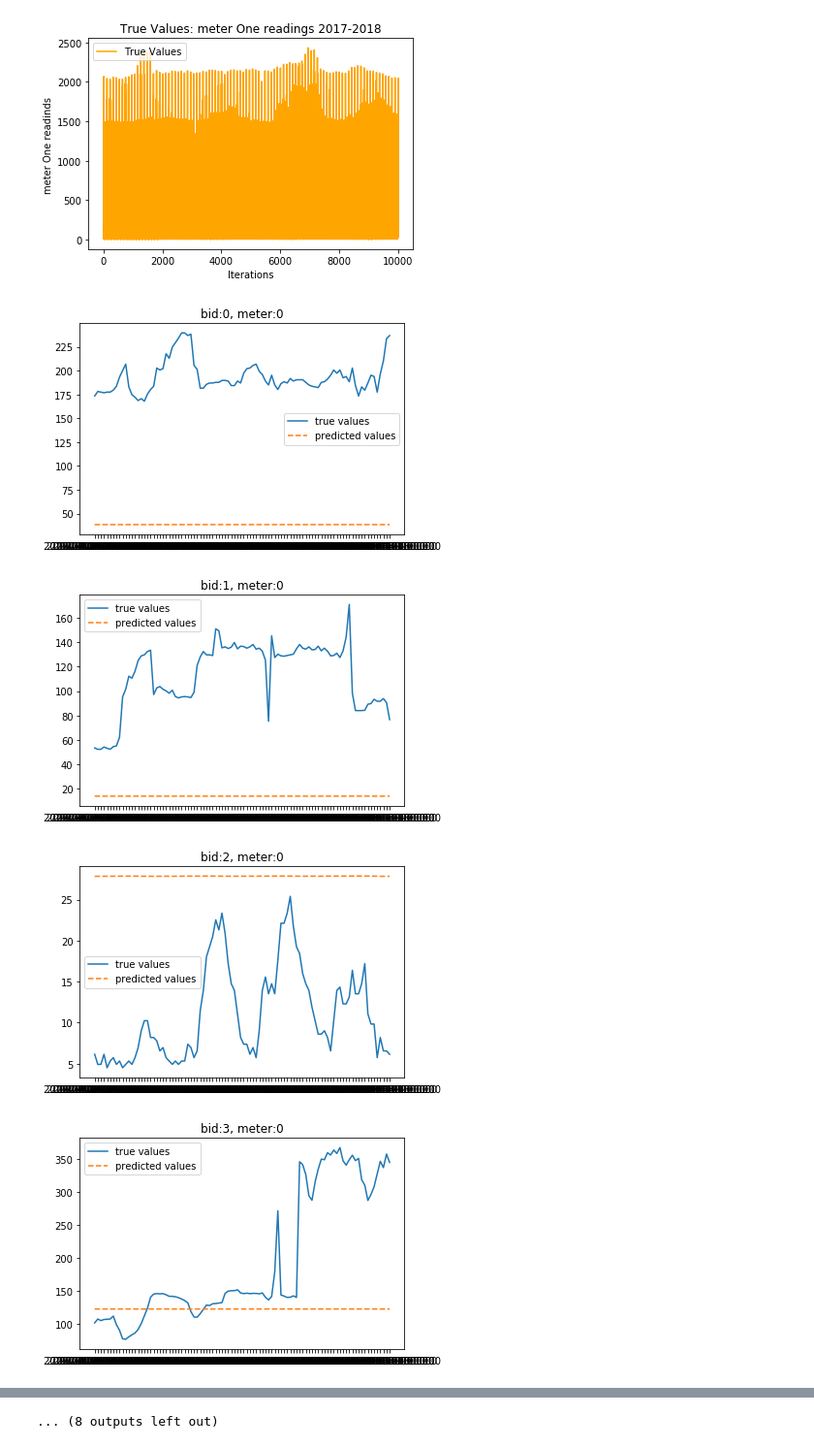
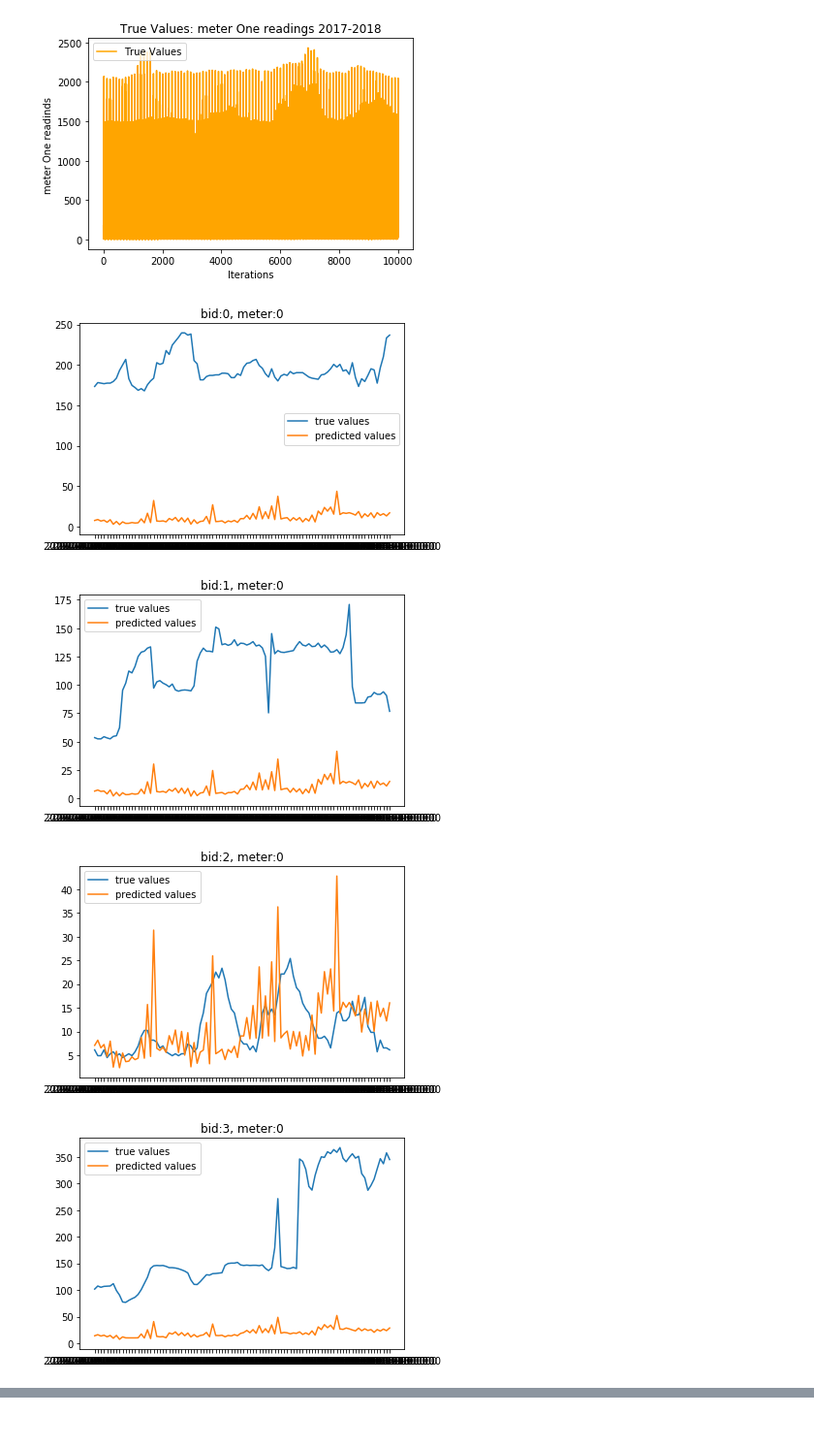
Before and after one commit to adderbyte/Energy_Prediction_Bot, a Jupyter notebook: Models/NewModelAPI.ipynb, the cells around one changed output, grey strips where cells are left out. Shown: that part at 97% size. Drawn from its saved outputs; the diff is of its cells as text; code cells hidden in the pictures.

```diff
--- a/Models/NewModelAPI.ipynb
+++ b/Models/NewModelAPI.ipynb
@@ -217,5 +227,5 @@ month_day = tf.feature_column.numeric_column(catNames[0], shape=(3,))
 # %%
-numeric_columns = [tf.feature_column.numeric_column(feat) for feat in col_names_[1:4]]
+numeric_columns = [tf.feature_column.numeric_column(feat,normalizer_fn=normalizer) for feat in col_names_[1:4]]
 # %%
 columns = numeric_columns + [month_day,primary_use,site_id]
 # %%
@@ -278,16 +308,16 @@ model = tf.keras.Sequential([
     feature_layer,
     #tf.keras.layers.Dense(64),
     tf.keras.layers.Dense(32,activation='relu'),
-    tf.keras.layers.Dense(16,kernel_regularizer=regularizers.l2(1e-1),kernel_constraint=NonNeg()),
-    tf.keras.layers.Dropout(0.5),
+    tf.keras.layers.Dense(16,kernel_constraint=NonNeg()),
+    #tf.keras.layers.Dropout(0.1),
     tf.keras.layers.Dense(8,activation='relu',kernel_constraint=NonNeg()),
-    tf.keras.layers.Dense(4,activation='relu',kernel_constraint=NonNeg()),
-    tf.keras.layers.Dense(2,kernel_regularizer=regularizers.l2(1e-1),kernel_constraint=NonNeg()),
+    tf.keras.layers.Dense(4,kernel_regularizer=regularizers.l2(1e-2),kernel_constraint=NonNeg()),
+    tf.keras.layers.Dense(2,kernel_constraint=NonNeg()),
     #tf.keras.layers.Dropout(0.5),
     tf.keras.layers.Dense(1, activation='linear',kernel_constraint=NonNeg())
 ])
 # %%
-model.compile(optimizer = tf.train.AdagradOptimizer(1e-4),
+model.compile(optimizer = tf.train.AdagradOptimizer(1e-2),
              loss=root_mean_squared_error)
 
 # error ranges value 1e-2 to 1e-4 for good performance
@@ -319,7 +349,7 @@ for i in range(train_epochs):
     loss = model.evaluate(validateset, steps=20)
     #print('**********************',i)
     print('********validation loss ***************', loss)
-    l = model.fit(dataset,epochs=10,steps_per_epoch=100,callbacks=[cp_callback])
+    l = model.fit(dataset,epochs=10,steps_per_epoch=150,callbacks=[cp_callback])
 
     restore = True
 # %% [output]
@@ -454,8 +488,8 @@ Text(0.5, 0, 'Iterations')
 test_predicted = pd.DataFrame(list(zip(list(true_readings.building_id),list(true_readings.timestamp),list(predictions))),columns= ['building_id','timestamp', 'meter_reading' ] )
 # %%
-utils.plot_meter(true_readings,test_predicted,bn=20)
+utils.plot_meter(true_readings,test_predicted,bn=6)
 # %% [output]
-[figure, old version]
+[figure, new version]
-[figure, old version]
+[figure, new version]
-[figure, old version]
+[figure, new version]
-[figure, old version]
+[figure, new version]
@@ -470 +497,0 @@ utils.plot_meter(true_readings,test_predicted,bn=20)
-... (8 outputs left out)
```
Also changed, not shown: parts of 11 cells of this notebook.
